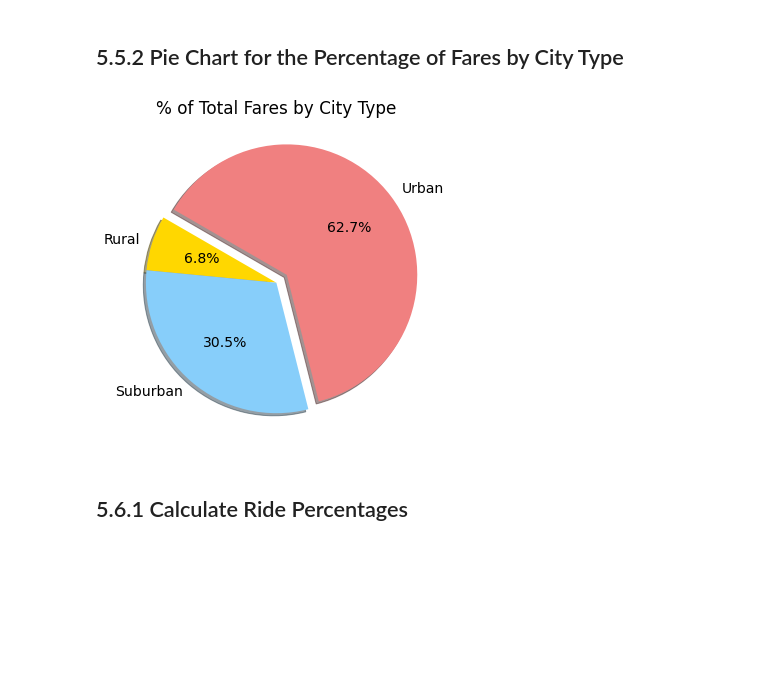
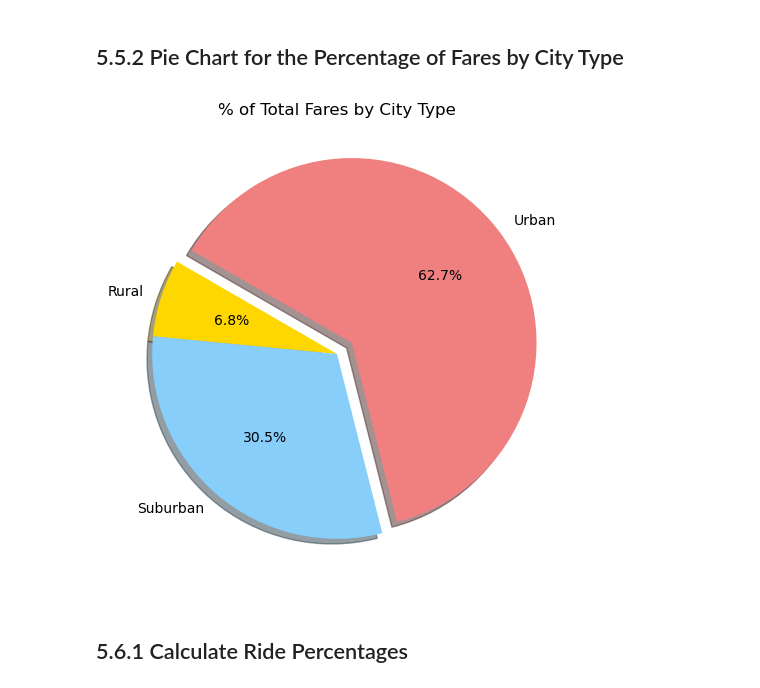
Before and after one commit to stefcenti2022/PyBer_Analysis, a Jupyter notebook: PyBer.ipynb, the cells around one changed output. Drawn from its saved outputs; the diff is of its cells as text; code cells hidden in the pictures; blank space fills up the shorter version.

```diff
--- a/PyBer.ipynb
+++ b/PyBer.ipynb
@@ -840,23 +840,24 @@ Name: fare, dtype: float64
 # %%
 # Import mpl to change the plot configurations using rcParams
 import matplotlib as mpl
+plt.style.use('default')
 # Build the percentage of fares by city type pie chart.
 plt.subplots(figsize=(10, 6))
 plt.pie(type_percents,
     labels=["Rural", "Suburban", "Urban"],
     colors=["gold", "lightskyblue", "lightcoral"],
     explode=[0, 0, 0.1],
     autopct='%1.1f%%',
     shadow=True, startangle=150)
 plt.title("% of Total Fares by City Type")
 # Change the default font size from 10 to 14.
 mpl.rcParams['font.size'] = 14
 # Save Figure
 plt.savefig("analysis/Fig5.png")
 # Show Figure
 plt.show()
 # %% [output]
-[figure, old version]
+[figure, new version]
 # %% [markdown]
 ## 5.6.1 Calculate Ride Percentages
 # %%
```
Also changed, not shown: parts of 4 cells of this notebook, 2 other files.
